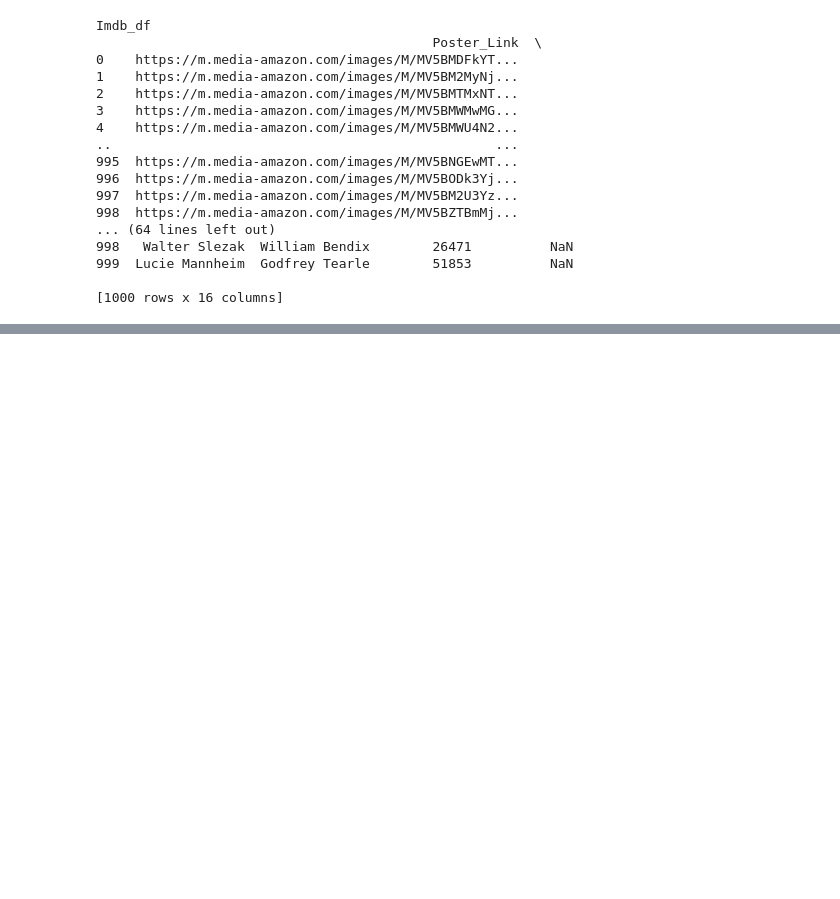
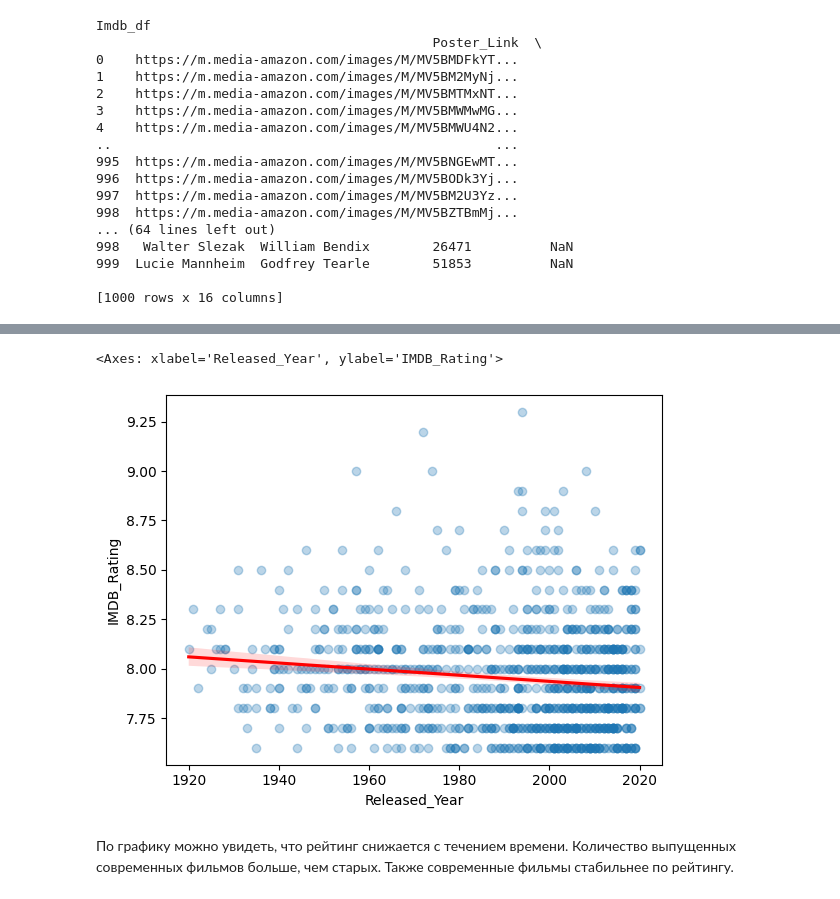
Before and after one commit to Denis-Egorov/Movie-dataset-analysis, a Jupyter notebook: analysis.ipynb, the cells around one changed output, grey strips where cells are left out. Drawn from its saved outputs; the diff is of its cells as text; code cells hidden in the pictures; blank space fills up the shorter version.

Commit message:
Добавил график зависимости рейтинга от года выхода и Топ-10 режиссёров по количеству фильмов

```diff
--- a/analysis.ipynb
+++ b/analysis.ipynb
@@ -53,7 +53,7 @@ Gross            169
 dtype: int64
 # %%
 # Удаляем строки с NaN
-cleaned_imdb_df = imdb_df.dropna(subset=["IMDB_Rating", "Released_Year", "Genre"], how="any")
+cleaned_imdb_df = imdb_df.dropna(subset=["IMDB_Rating", "Released_Year", "Genre", "Director"], how="any")
 
 print("\nImdb_df")
 print(cleaned_imdb_df)
@@ -77,0 +92,4 @@ Imdb_df
+# %%
+cleaned_imdb_df['Released_Year'] = pd.to_numeric(cleaned_imdb_df['Released_Year'], errors='coerce')  # "PG" станет NaN
+cleaned_imdb_df = cleaned_imdb_df.dropna(subset=['Released_Year'])
+cleaned_imdb_df['Released_Year'] = cleaned_imdb_df['Released_Year'].astype(int)  # Конвертируем в целое число
@@ -77,0 +108,14 @@ Imdb_df
+# %%
+# Построим график Зависимости рейтинга от года выхода
+sns.regplot(
+    x='Released_Year',
+    y='IMDB_Rating',
+    data = cleaned_imdb_df,
+    scatter_kws={'alpha':0.3},
+    line_kws={'color':'red'}
+)
+# %% [output]
+<Axes: xlabel='Released_Year', ylabel='IMDB_Rating'>
+[figure, added]
+# %% [markdown]
+По графику можно увидеть, что рейтинг снижается с течением времени. Количество выпущенных современных фильмов больше, чем старых. Также современные фильмы стабильнее по рейтингу.
```
Also changed, not shown: parts of 4 cells of this notebook.
